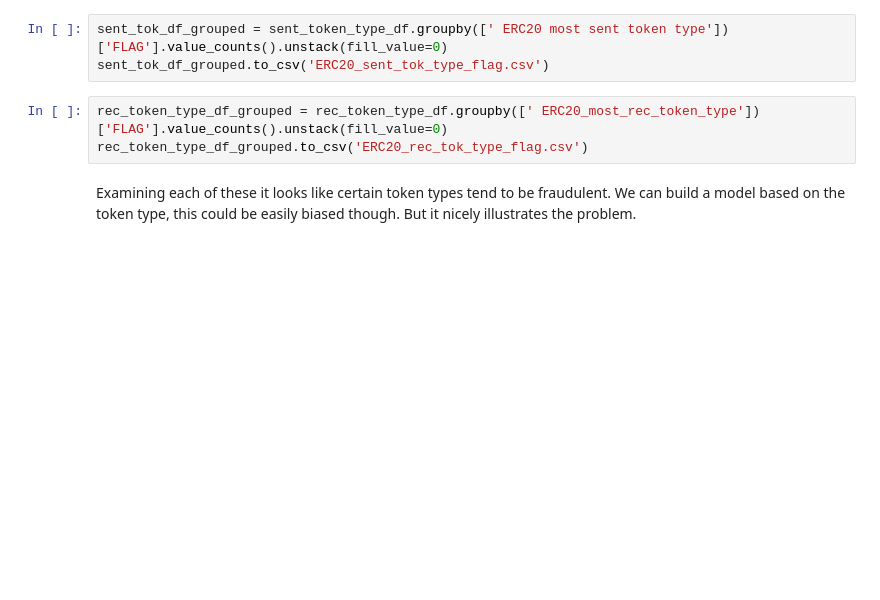
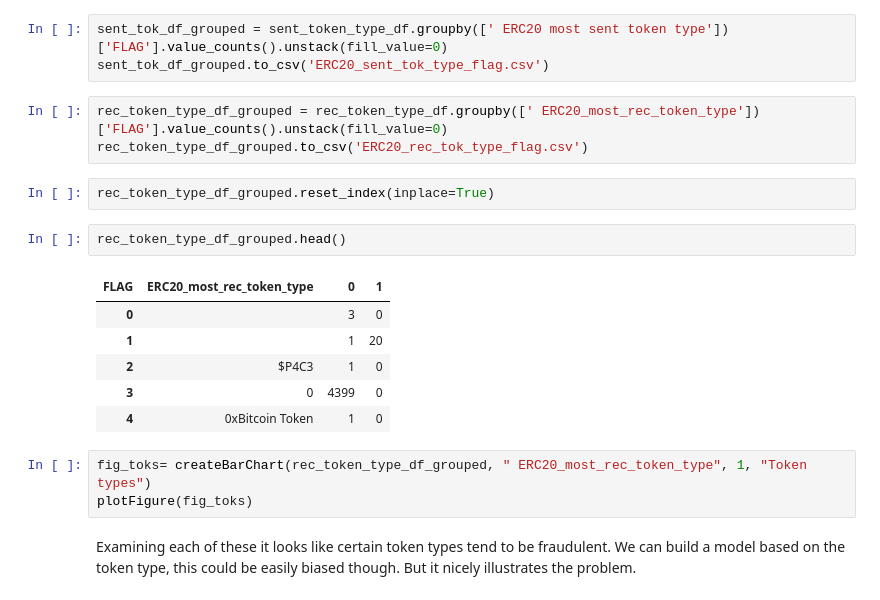
Before and after one commit to roryduthie/Fraud_Problem, a Jupyter notebook: data_analysis.ipynb, the cells around one changed output. Drawn from its saved outputs; the diff is of its cells as text; blank space fills up the shorter version.

```diff
--- a/data_analysis.ipynb
+++ b/data_analysis.ipynb
@@ -68,6 +84,20 @@ sent_tok_df_grouped.to_csv('ERC20_sent_tok_type_flag.csv')
 # %%
 rec_token_type_df_grouped = rec_token_type_df.groupby([' ERC20_most_rec_token_type'])['FLAG'].value_counts().unstack(fill_value=0)
 rec_token_type_df_grouped.to_csv('ERC20_rec_tok_type_flag.csv')
+# %%
+rec_token_type_df_grouped.reset_index(inplace=True)
+# %%
+rec_token_type_df_grouped.head()
+# %% [output]
+| FLAG | ERC20_most_rec_token_type | 0 | 1 |
+| 0 |  | 3 | 0 |
+| 1 |  | 1 | 20 |
+| 2 | $P4C3 | 1 | 0 |
+| 3 | 0 | 4399 | 0 |
+| 4 | 0xBitcoin Token | 1 | 0 |
+# %%
+fig_toks= createBarChart(rec_token_type_df_grouped, " ERC20_most_rec_token_type", 1, "Token types")
+plotFigure(fig_toks)
 # %% [markdown]
 Examining each of these it looks like certain token types tend to be fraudulent. We can build a model based on the token type, this could be easily biased though. But it nicely illustrates the problem.
 # %% [markdown]
```
Also changed, not shown: parts of 8 cells of this notebook, 9 other files.
